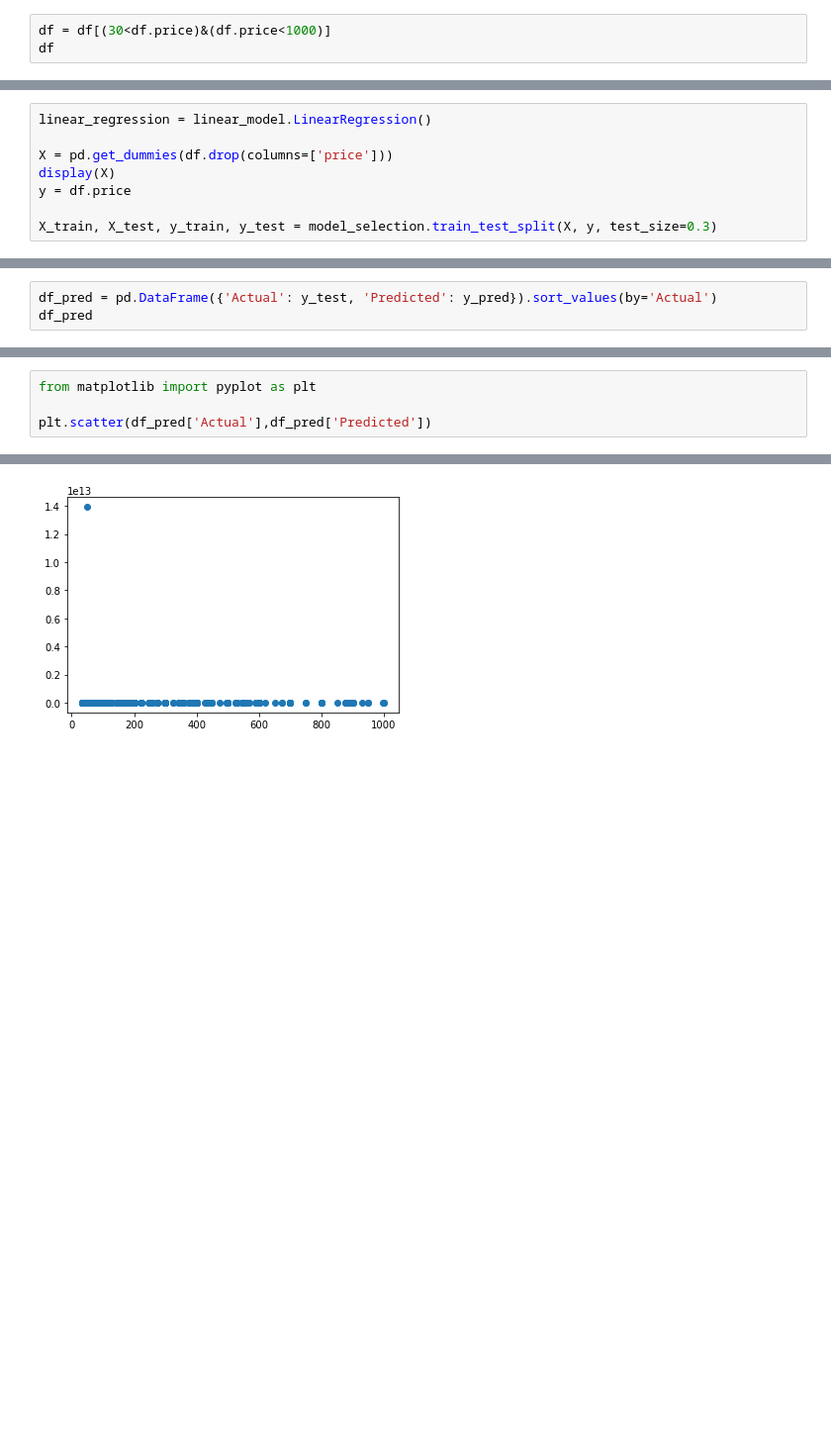
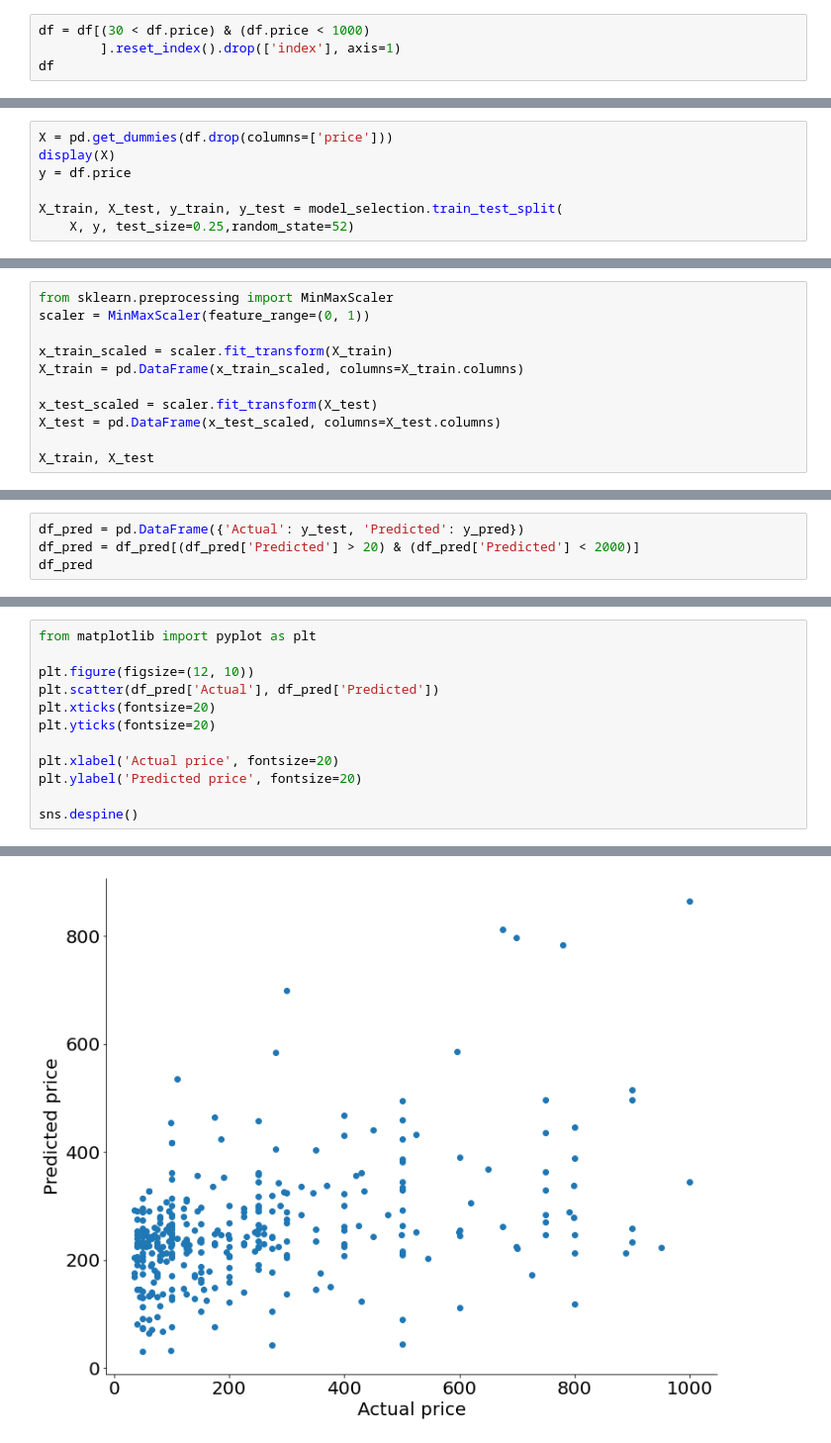
Before and after one commit to noeht/Data-Analytics---BEstimate, a Jupyter notebook: craigslist_ML.ipynb, the cells around one changed output, grey strips where cells are left out. Shown at 99% size. Drawn from its saved outputs; the diff is of its cells as text; blank space fills up the shorter version.

```diff
--- a/craigslist_ML.ipynb
+++ b/craigslist_ML.ipynb
@@ -26,4 +32,5 @@ memory usage: 299.4+ KB
 # %%
-df = df[(30<df.price)&(df.price<1000)]
+df = df[(30 < df.price) & (df.price < 1000)
+        ].reset_index().drop(['index'], axis=1)
 df
 # %% [output]
@@ -63,10 +70,9 @@ memory usage: 176.7 KB
 # %%
-linear_regression = linear_model.LinearRegression()
-
 X = pd.get_dummies(df.drop(columns=['price']))
 display(X)
 y = df.price
 
-X_train, X_test, y_train, y_test = model_selection.train_test_split(X, y, test_size=0.3)
+X_train, X_test, y_train, y_test = model_selection.train_test_split(
+    X, y, test_size=0.25,random_state=52)
 # %% [output]
 |  | numimage | makemanufacturer | modelnamenumber | electricassist | suspension | sizedimensions | serialnumber | ... |
@@ -84,0 +93,11 @@ X_train, X_test, y_train, y_test = model_selection.train_test_split(X, y, test_s
+# %%
+from sklearn.preprocessing import MinMaxScaler
+scaler = MinMaxScaler(feature_range=(0, 1))
+
+x_train_scaled = scaler.fit_transform(X_train)
+X_train = pd.DataFrame(x_train_scaled, columns=X_train.columns)
+
+x_test_scaled = scaler.fit_transform(X_test)
+X_test = pd.DataFrame(x_test_scaled, columns=X_test.columns)
+
+X_train, X_test
@@ -138,5 +179,6 @@ Variance score: -10267019375206234112.00
 # %%
-df_pred = pd.DataFrame({'Actual': y_test, 'Predicted': y_pred}).sort_values(by='Actual')
+df_pred = pd.DataFrame({'Actual': y_test, 'Predicted': y_pred})
+df_pred = df_pred[(df_pred['Predicted'] > 20) & (df_pred['Predicted'] < 2000)]
 df_pred
 # %% [output]
 |  | Actual | Predicted |
@@ -155,5 +197,13 @@ df_pred
 # %%
 from matplotlib import pyplot as plt
 
-plt.scatter(df_pred['Actual'],df_pred['Predicted'])
+plt.figure(figsize=(12, 10))
+plt.scatter(df_pred['Actual'], df_pred['Predicted'])
+plt.xticks(fontsize=20)
+plt.yticks(fontsize=20)
+
+plt.xlabel('Actual price', fontsize=20)
+plt.ylabel('Predicted price', fontsize=20)
+
+sns.despine()
 # %% [output]
@@ -161,4 +210,4 @@ plt.scatter(df_pred['Actual'],df_pred['Predicted'])
-[figure, old version]
+[figure, new version]
 # %%
 df['price'].hist(bins=50)
 # %% [output]
```
Also changed, not shown: parts of 33 cells of this notebook.
